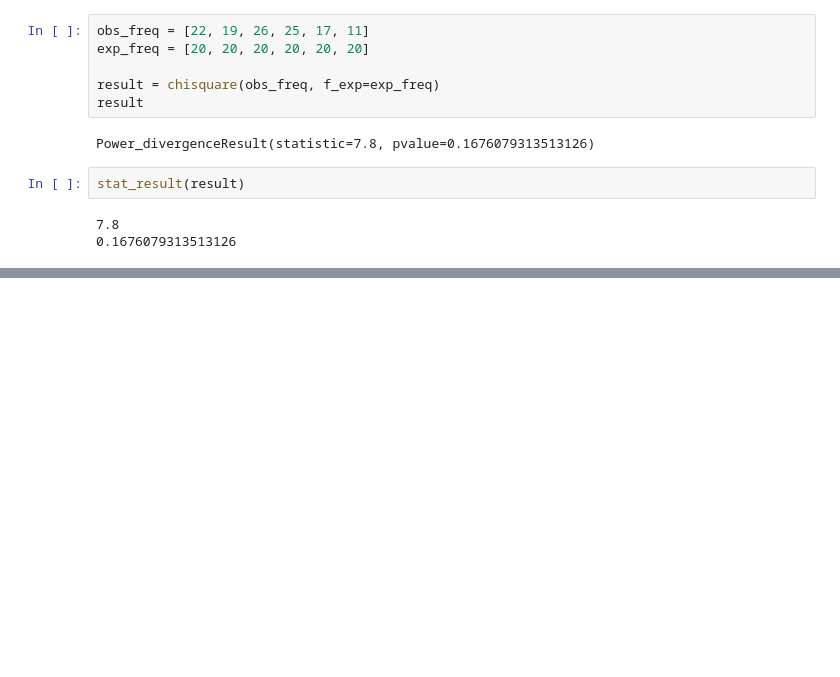
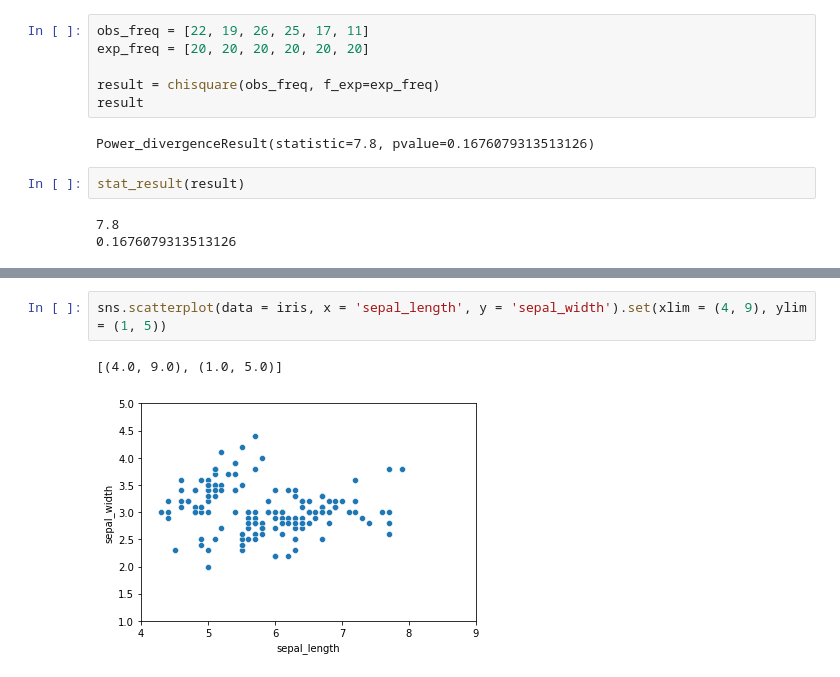
Before and after one commit to InryeolChoi/model_analysis, a Jupyter notebook: theory_stat/analysis_1.ipynb, the cells around one changed output, grey strips where cells are left out. Cells and saved outputs as stored; diff of their text form; blank space fills up the shorter version.

```diff
--- a/theory_stat/analysis_1.ipynb
+++ b/theory_stat/analysis_1.ipynb
@@ -43,0 +216,5 @@ stat_result(result)
+# %%
+sns.scatterplot(data = iris, x = 'sepal_length', y = 'sepal_width').set(xlim = (4, 9), ylim = (1, 5))
+# %% [output]
+[(4.0, 9.0), (1.0, 5.0)]
+[figure, added]
```
Also changed, not shown: parts of 23 cells of this notebook, 2 other files.
